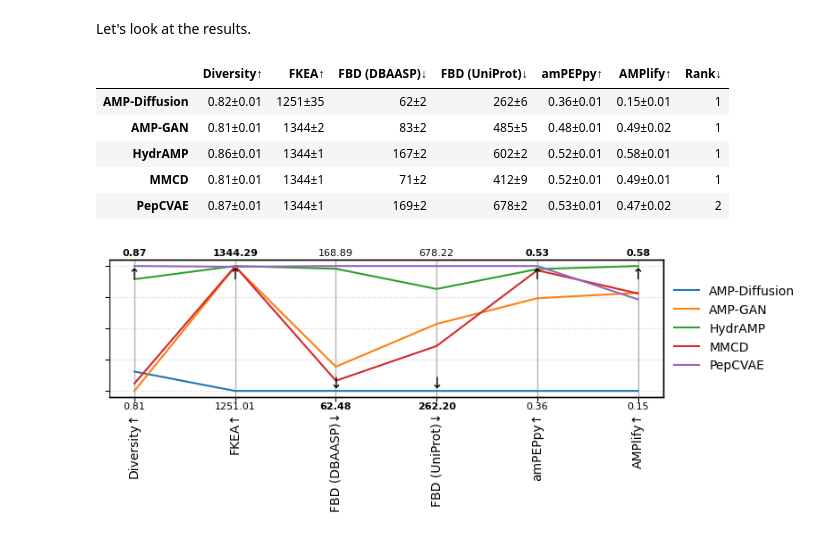
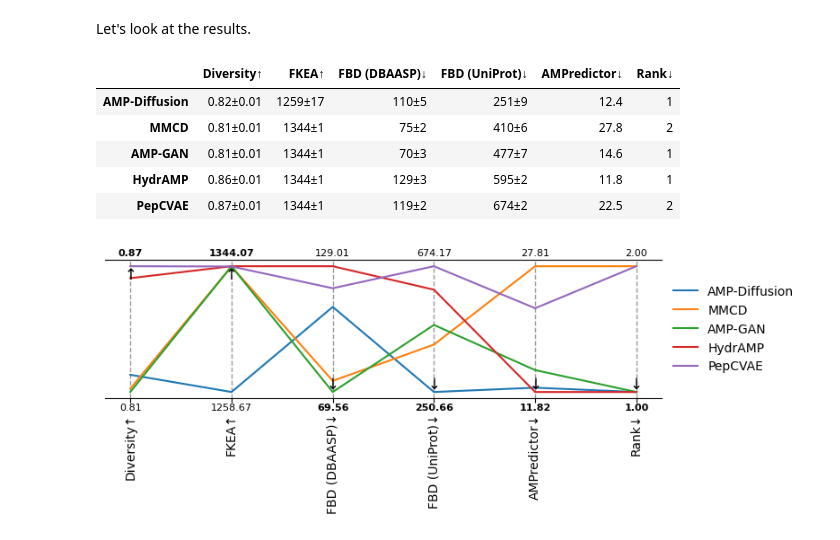
Before and after one commit to szczurek-lab/seqme-reproducibility, a Jupyter notebook: notebooks/1_benchmark.ipynb, the cells around one changed output. Saved outputs shown, nothing was run; the diff lists cells and outputs as text; code cells hidden in the pictures.

```diff
--- a/notebooks/1_benchmark.ipynb
+++ b/notebooks/1_benchmark.ipynb
@@ -145,25 +614,32 @@ Let's select the metrics.
 # %%
-embedder = "hyformer"
+embedder = "hyformer-peptide"
 
 metrics = [
-    # sm.metrics.Count(),
-    # sm.metrics.Uniqueness(),
-    # sm.metrics.Length(),
     sm.metrics.Diversity(k=200, name="Diversity"),
-    # sm.metrics.Novelty(reference=seqs_amps),
     sm.metrics.FKEA(embedder=cache.model(embedder), bandwidth=1.0, strict=False),
+    sm.metrics.MMD(
+        reference=seqs_uniprot, embedder=cache.model(embedder), name="MMD (UniProt)"
+    ),
+    sm.metrics.MMD(
+        reference=seqs_amps, embedder=cache.model(embedder), name="MMD (DBAASP)"
+    ),
     sm.metrics.FBD(
         reference=seqs_uniprot, embedder=cache.model(embedder), name="FBD (UniProt)"
     ),
     sm.metrics.FBD(
         reference=seqs_amps, embedder=cache.model(embedder), name="FBD (DBAASP)"
     ),
-    sm.metrics.ID(
-        predictor=cache.model("AMPlify"), name="AMPlify", objective="maximize"
-    ),
-    sm.metrics.ID(
-        predictor=cache.model("amPEPpy"), name="amPEPpy", objective="maximize"
+]
+
+metrics = [
+    sm.metrics.Fold(metric, n_splits=5, strict=False, deviation="std")
+    for metric in metrics
+]
+
+metrics_extra = [
+    Median(
+        predictor=cache.model("AMPredictor"), name="AMPredictor", objective="minimize"
     ),
 ]
 
-metrics = [sm.metrics.Fold(metric, n_splits=5, strict=False, deviation="std") for metric in metrics]
+metrics += metrics_extra
@@ -183,30 +650,27 @@ sm.to_pickle(cache.get(), OUT_CACHE_PATH)
-# %%
-df = sm.read_pickle(BENCHMARK_PATH)
 # %%
-metrics = ["Diversity", "FKEA", "FBD (DBAASP)", "FBD (UniProt)", "amPEPpy", "AMPlify"]
-models = ["AMP-Diffusion", "AMP-GAN", "HydrAMP", "MMCD", "PepCVAE"]
+metrics = ["Diversity", "FKEA", "FBD (DBAASP)", "FBD (UniProt)", "AMPredictor"]
+models = ["AMP-Diffusion",  "MMCD", "AMP-GAN", "HydrAMP", "PepCVAE"]
 
-df = df.loc[models]
-df = df[metrics]
+df2 = df[metrics].loc[models]
 # %%
-df = sm.rank(df, metrics=["AMPlify", "FBD (DBAASP)"])
+df2 = sm.rank(df2, metrics=["AMPredictor", "FBD (DBAASP)"])
 # %% [markdown]
 Let's look at the results.
 # %%
-n_decimals = [2, 0, 0, 0, 2, 2, 0]
-sm.show(df, color_style="bar", n_decimals=n_decimals)
+n_decimals = [2, 0, 0, 0, 1, 0]
+sm.show(df2, color_style="bar", n_decimals=n_decimals)
 # %% [output]
-|  | Diversity↑ | FKEA↑ | FBD (DBAASP)↓ | FBD (UniProt)↓ | amPEPpy↑ | AMPlify↑ | Rank↓ |
-| AMP-Diffusion | 0.82±0.01 | 1251±35 | 62±2 | 262±6 | 0.36±0.01 | 0.15±0.01 | 1 |
-| AMP-GAN | 0.81±0.01 | 1344±2 | 83±2 | 485±5 | 0.48±0.01 | 0.49±0.02 | 1 |
-| HydrAMP | 0.86±0.01 | 1344±1 | 167±2 | 602±2 | 0.52±0.01 | 0.58±0.01 | 1 |
-| MMCD | 0.81±0.01 | 1344±1 | 71±2 | 412±9 | 0.52±0.01 | 0.49±0.01 | 1 |
-| PepCVAE | 0.87±0.01 | 1344±1 | 169±2 | 678±2 | 0.53±0.01 | 0.47±0.02 | 2 |
+|  | Diversity↑ | FKEA↑ | FBD (DBAASP)↓ | FBD (UniProt)↓ | AMPredictor↓ | Rank↓ |
+| AMP-Diffusion | 0.82±0.01 | 1259±17 | 110±5 | 251±9 | 12.4 | 1 |
+| MMCD | 0.81±0.01 | 1344±1 | 75±2 | 410±6 | 27.8 | 2 |
+| AMP-GAN | 0.81±0.01 | 1344±1 | 70±3 | 477±7 | 14.6 | 1 |
+| HydrAMP | 0.86±0.01 | 1344±1 | 129±3 | 595±2 | 11.8 | 1 |
+| PepCVAE | 0.87±0.01 | 1344±1 | 119±2 | 674±2 | 22.5 | 2 |
 # %%
 fig, ax = plt.subplots(figsize=(8,2))
-sm.plot_parallel(df[metrics], arrow_size=12, ax=ax)
-fig.savefig("./parallel.png", bbox_inches='tight', dpi=300)
+sm.plot_parallel(df2, arrow_size=12, ax=ax)
+fig.savefig(BASE_PATH / "case1" / "parallel.png", bbox_inches='tight', dpi=300)
 # %% [output]
-[figure, old version]
+[figure, new version]
 # %%
 sm.to_latex(
```
Also changed, not shown: parts of 56 cells of this notebook, 6 other files.
